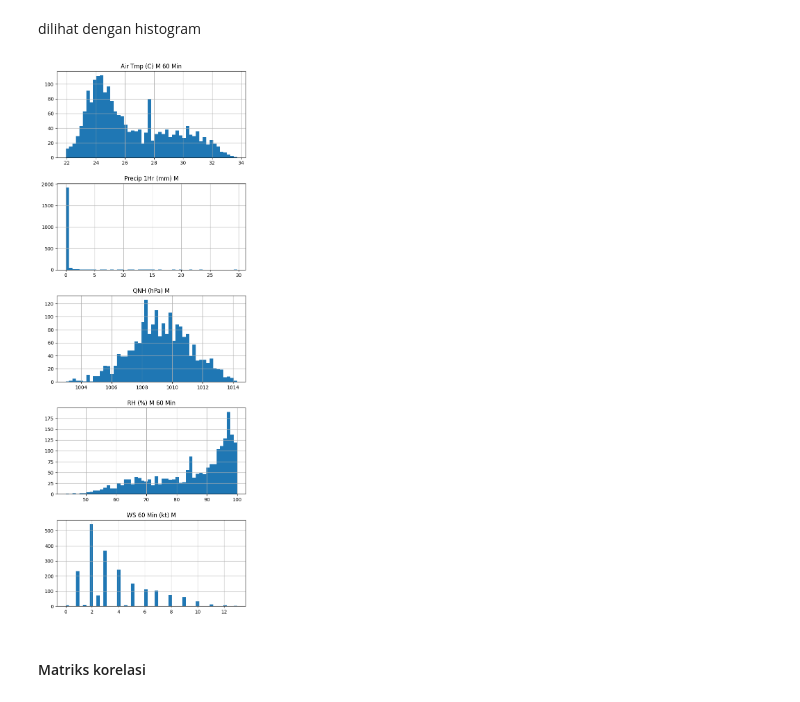
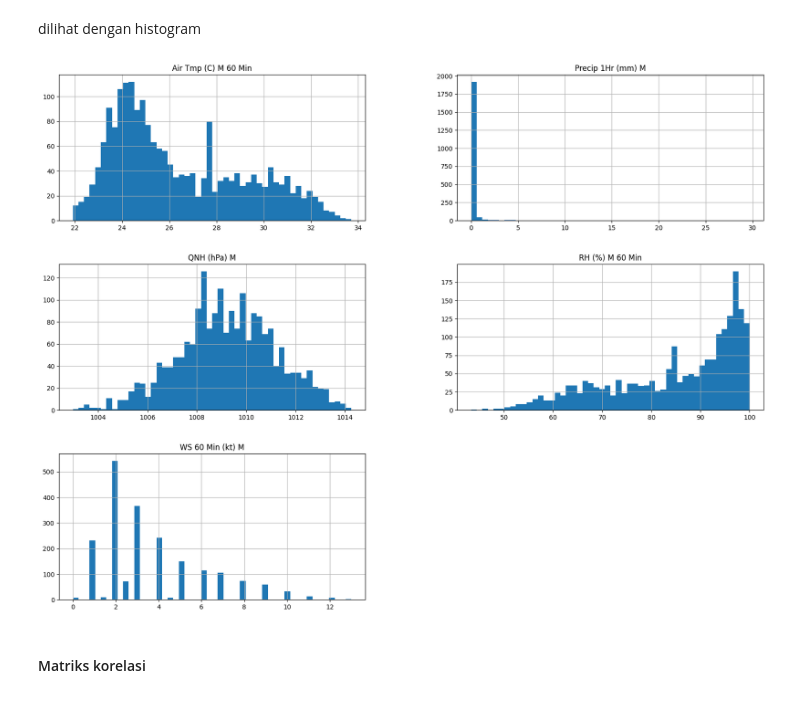
Before and after one commit to el-thobhy/rainfall-prediction, a Jupyter notebook: test_code_bmkg.ipynb, the cells around one changed output. Drawn from its saved outputs; the diff is of its cells as text; code cells hidden in the pictures.

```diff
--- a/test_code_bmkg.ipynb
+++ b/test_code_bmkg.ipynb
@@ -112,10 +120,10 @@ dilihat dengan histogram
 # %%
 import matplotlib.pyplot as plt
 
-data_baru.hist(bins=50, figsize=(7,20), layout=(5,1))
+data_baru.hist(bins=50, figsize=(20,15))
 plt.show()
 # %% [output]
-[figure, old version]
+[figure, new version]
 # %% [markdown]
 #### Matriks korelasi
 # %%
```
Also changed, not shown: parts of 12 cells of this notebook, 1 other file.
